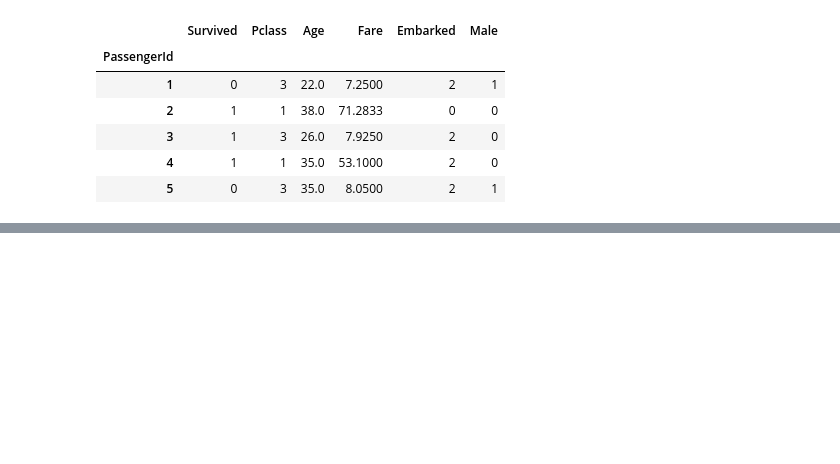
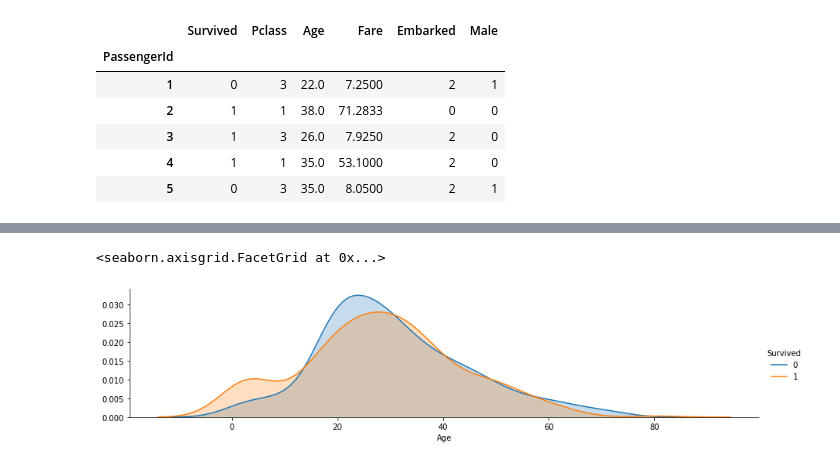
Before and after one commit to cazdlt/MLPython, a Jupyter notebook: titanic_logistic_reg.ipynb, the cells around one changed output, grey strips where cells are left out. Saved outputs shown, nothing was run; the diff lists cells and outputs as text; code cells hidden in the pictures; blank space fills up the shorter version.

```diff
--- a/titanic_logistic_reg.ipynb
+++ b/titanic_logistic_reg.ipynb
@@ -62,0 +60,9 @@ import numpy as np
+# %%
+import numpy as np
+#revisar kdeplot
+facet = sns.FacetGrid(data_cat, hue="Survived",aspect=4)
+facet.map(sns.kdeplot,'Age',shade= True)
+facet.add_legend()
+# %% [output]
+<seaborn.axisgrid.FacetGrid at 0x...>
+[figure, added]
```
Also changed, not shown: parts of 3 cells of this notebook.
